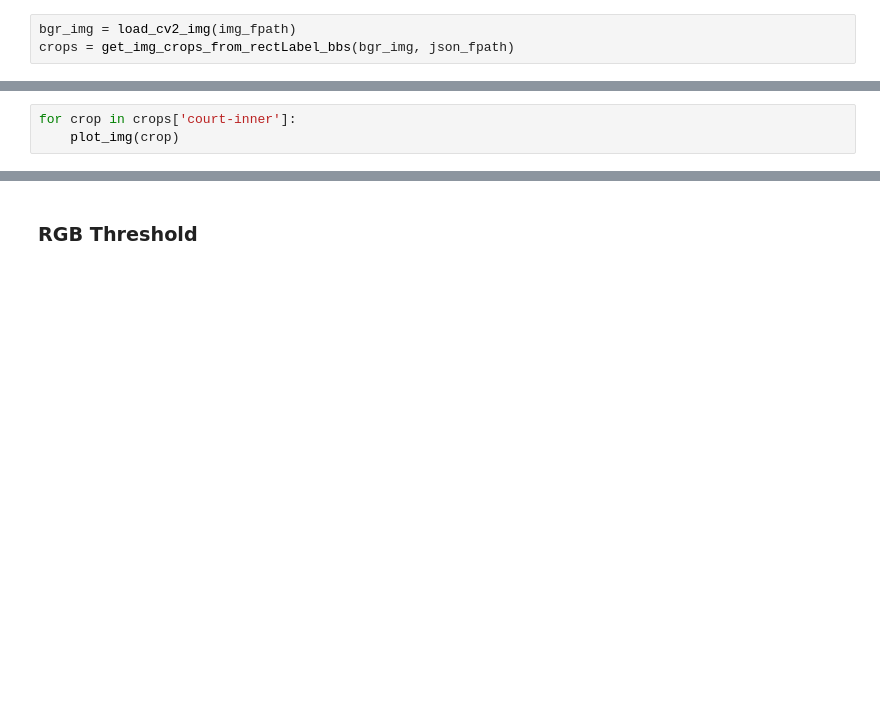
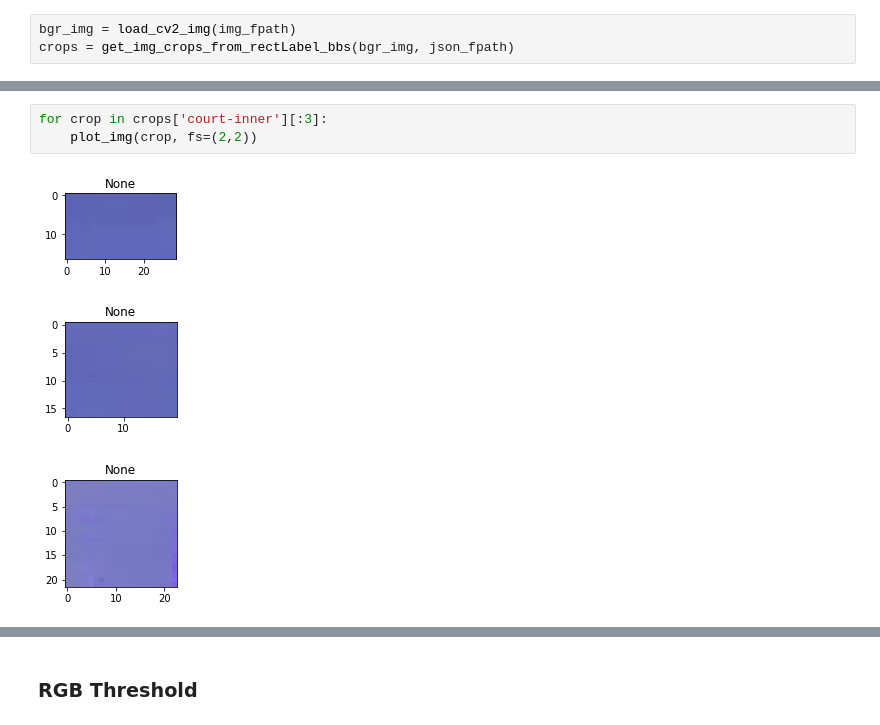
Before and after one commit to bfortuner/computer-vision, a Jupyter notebook: theory/Segmentation.ipynb, the cells around one changed output, grey strips where cells are left out. Saved outputs shown, nothing was run; the diff lists cells and outputs as text; blank space fills up the shorter version.

```diff
--- a/theory/Segmentation.ipynb
+++ b/theory/Segmentation.ipynb
@@ -222,6 +279,10 @@ for crop in crops['red_team']:
 # %%
-for crop in crops['court-inner']:
-    plot_img(crop)
+for crop in crops['court-inner'][:3]:
+    plot_img(crop, fs=(2,2))
+# %% [output]
+[figure, added]
+[figure, added]
+[figure, added]
 # %%
 # BGR Histograms
 bgr_img = load_cv2_img(img_fpath)
```
Also changed, not shown: parts of 31 cells of this notebook.
